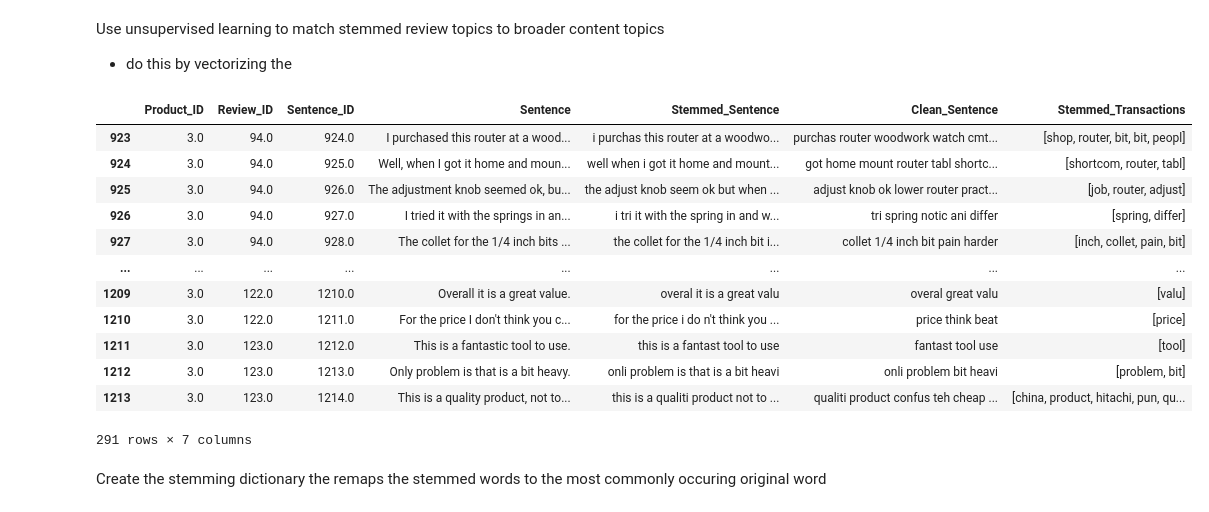
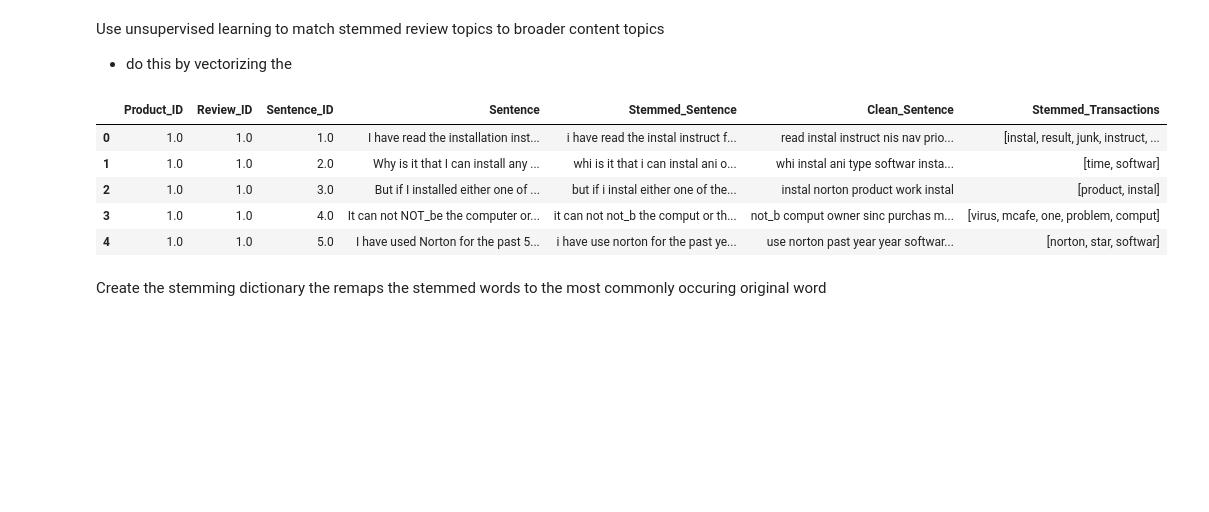
Before and after one commit to metajos/opinion-miner, a Jupyter notebook: testing.ipynb, the cells around one changed output. Saved outputs shown, nothing was run; the diff lists cells and outputs as text; code cells hidden in the pictures; blank space fills up the shorter version.

```diff
--- a/testing.ipynb
+++ b/testing.ipynb
@@ -20,12 +20,15 @@ paths[:3]
  '/Users/jossinger/Dropbox/Studies/Bath_Artificial_Intelligence/Course Material/6_NLP/Programming/Submission/data/Reviews-9-products/Nokia 6600.txt',
  '/Users/jossinger/Dropbox/Studies/Bath_Artificial_Intelligence/Course Material/6_NLP/Programming/Submission/data/Reviews-9-products/Hitachi router.txt']
 # %%
-SAVE = False
+SAVE = True
 pwd = os.getcwd()
 filename = "db.csv"
+product_id = 1
+
 if SAVE:
     db = ReviewDatabase(paths).dataframe.to_csv(os.path.join(pwd, filename))
+    db = pd.read_csv(filename)
+    database = db.where(db["Product_ID"] == product_id).copy().dropna()
 else:
     db = pd.read_csv(filename)
-
-database = db.where(db["Product_ID"] == 3).copy().dropna()
+    database = db.where(db["Product_ID"] == product_id).copy().dropna()
@@ -68,9 +61,10 @@ What are the opinion categories?
 What is the sentiment of the opinion categories?
 # %%
 #Create a copy of the database to perform feature extraction
-category_table = database.loc[:,"Product_ID":"Sentence"].copy()
+category_table = database.loc[:,"Product_ID":"Sentence_ID"].copy()
 # Perform Stemming on the sentences
-category_table["Stemmed_Sentence"] = database.Sentence.apply(lambda x: FeatureExtraction.stemming([x])[0])
+category_table["Sentence"] = database.Sentence.apply(lambda x: FeatureExtraction.add_negations(x))
+category_table["Stemmed_Sentence"] = category_table.Sentence.apply(lambda x: FeatureExtraction.stemming([x])[0])
 # Remove the stop words
 category_table["Clean_Sentence"] = category_table["Stemmed_Sentence"].apply(lambda x: FeatureExtraction.remove_stop([x])[0])
 
@@ -87,24 +97,17 @@ Use unsupervised learning to match stemmed review topics to broader content topi
 # %%
 D = FeatureExtraction.fuzzy_match_categories(test_categories=secondhalf, target_categories=firsthalf)
 transactions = list(map(lambda x: FeatureExtraction.fuzzy_match_categories(x, D), database.ExtractedCategories))
 stemmed_transactions = list(map(lambda x: FeatureExtraction.stemming(x), transactions))
 category_table["Stemmed_Transactions"] = stemmed_transactions
 item_set = [lst for lst in stemmed_transactions if len(lst) != 0]
-category_table
+category_table.head()
 # %% [output]
 |  | Product_ID | Review_ID | Sentence_ID | Sentence | Stemmed_Sentence | Clean_Sentence | Stemmed_Transactions |
-| 923 | 3.0 | 94.0 | 924.0 | I purchased this router at a wood... | i purchas this router at a woodwo... | purchas router woodwork watch cmt... | [shop, router, bit, bit, peopl] |
-| 924 | 3.0 | 94.0 | 925.0 | Well, when I got it home and moun... | well when i got it home and mount... | got home mount router tabl shortc... | [shortcom, router, tabl] |
-| 925 | 3.0 | 94.0 | 926.0 | The adjustment knob seemed ok, bu... | the adjust knob seem ok but when ... | adjust knob ok lower router pract... | [job, router, adjust] |
-| 926 | 3.0 | 94.0 | 927.0 | I tried it with the springs in an... | i tri it with the spring in and w... | tri spring notic ani differ | [spring, differ] |
-| 927 | 3.0 | 94.0 | 928.0 | The collet for the 1/4 inch bits ... | the collet for the 1/4 inch bit i... | collet 1/4 inch bit pain harder | [inch, collet, pain, bit] |
-| ... | ... | ... | ... | ... | ... | ... | ... |
-| 1209 | 3.0 | 122.0 | 1210.0 | Overall it is a great value. | overal it is a great valu | overal great valu | [valu] |
-| 1210 | 3.0 | 122.0 | 1211.0 | For the price I don't think you c... | for the price i do n't think you ... | price think beat | [price] |
-| 1211 | 3.0 | 123.0 | 1212.0 | This is a fantastic tool to use. | this is a fantast tool to use | fantast tool use | [tool] |
-| 1212 | 3.0 | 123.0 | 1213.0 | Only problem is that is a bit heavy. | onli problem is that is a bit heavi | onli problem bit heavi | [problem, bit] |
-| 1213 | 3.0 | 123.0 | 1214.0 | This is a quality product, not to... | this is a qualiti product not to ... | qualiti product confus teh cheap ... | [china, product, hitachi, pun, qu... |
+| 0 | 1.0 | 1.0 | 1.0 | I have read the installation inst... | i have read the instal instruct f... | read instal instruct nis nav prio... | [instal, result, junk, instruct, ... |
+| 1 | 1.0 | 1.0 | 2.0 | Why is it that I can install any ... | whi is it that i can instal ani o... | whi instal ani type softwar insta... | [time, softwar] |
+| 2 | 1.0 | 1.0 | 3.0 | But if I installed either one of ... | but if i instal either one of the... | instal norton product work instal | [product, instal] |
+| 3 | 1.0 | 1.0 | 4.0 | It can not NOT_be the computer or... | it can not not_b the comput or th... | not_b comput owner sinc purchas m... | [virus, mcafe, one, problem, comput] |
+| 4 | 1.0 | 1.0 | 5.0 | I have used Norton for the past 5... | i have use norton for the past ye... | use norton past year year softwar... | [norton, star, softwar] |
-291 rows × 7 columns
 # %% [markdown]
 Create the stemming dictionary the remaps the stemmed words to the most commonly occuring original word
 # %%
```
Also changed, not shown: parts of 18 cells of this notebook, 6 other files.
